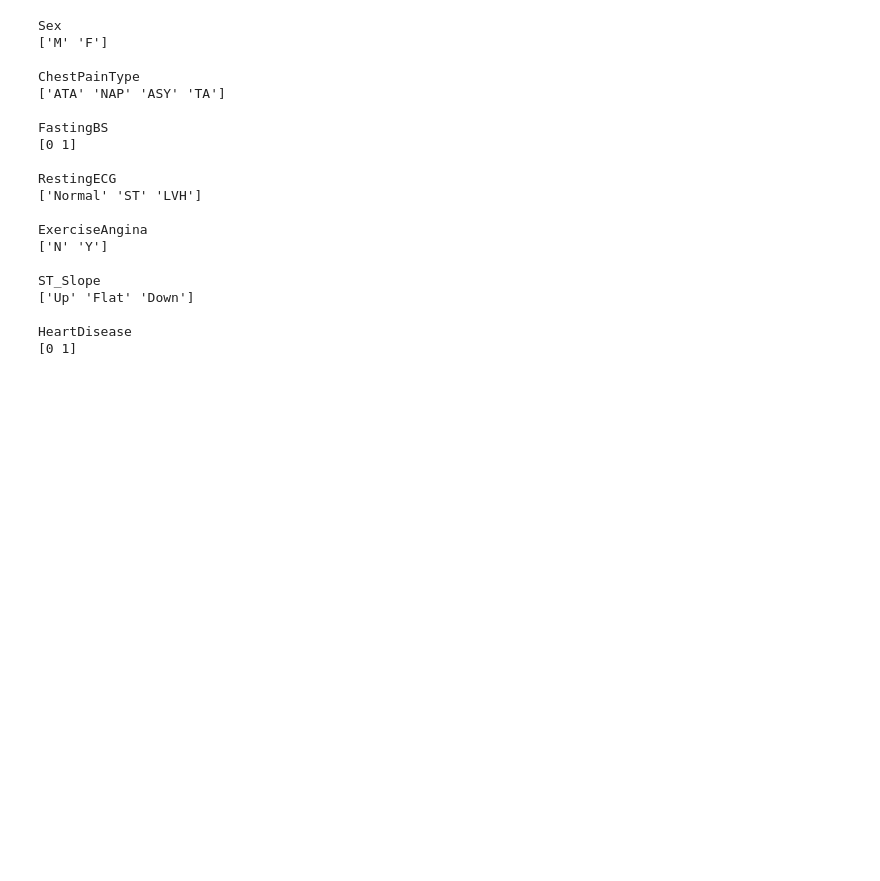
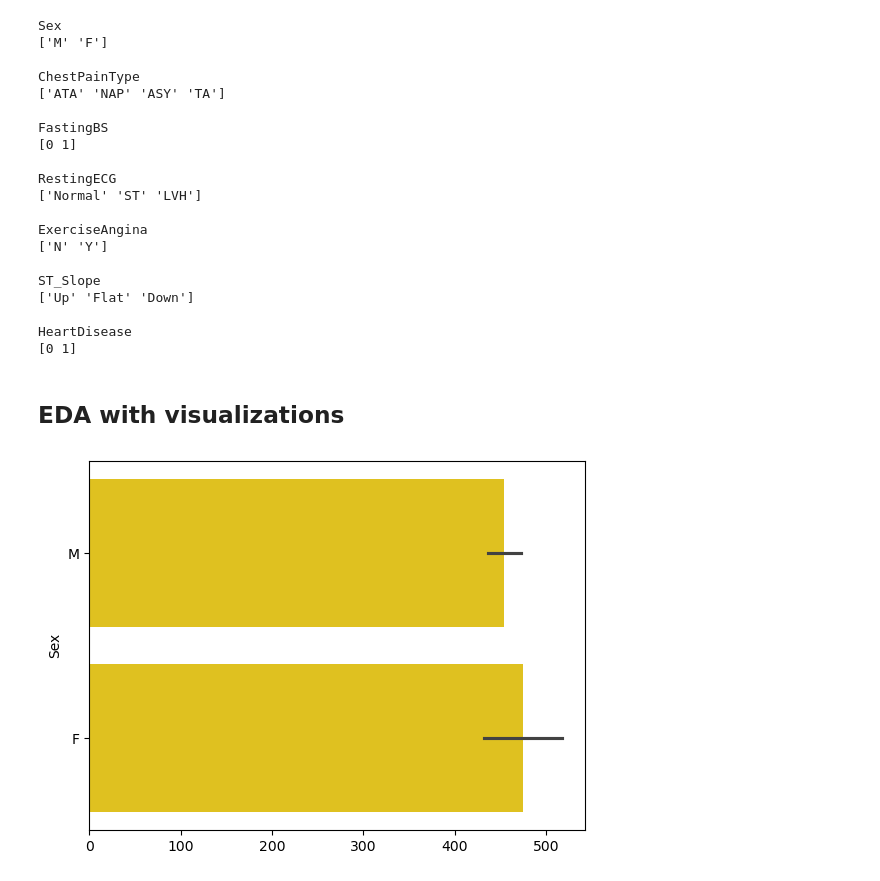
Before and after one commit to nezzzzo/ds-ai-projects, a Jupyter notebook: ML/Classification/Heart Disease/Heart Disease.ipynb, the cells around one changed output. Saved outputs shown, nothing was run; the diff lists cells and outputs as text; code cells hidden in the pictures; blank space fills up the shorter version.

```diff
--- a/ML/Classification/Heart Disease/Heart Disease.ipynb
+++ b/ML/Classification/Heart Disease/Heart Disease.ipynb
@@ -92,3 +92,10 @@ ST_Slope
 
 HeartDisease
 [0 1]
+# %% [markdown]
+## **EDA with visualizations**
+# %%
+sns.barplot(data=df["Sex"], color="gold")
+plt.show()
+# %% [output]
+[figure, added]
```
Also changed, not shown: parts of 3 cells of this notebook.
